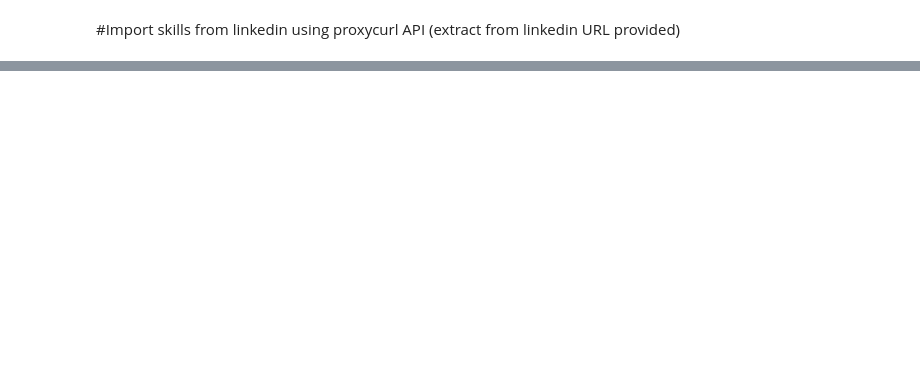
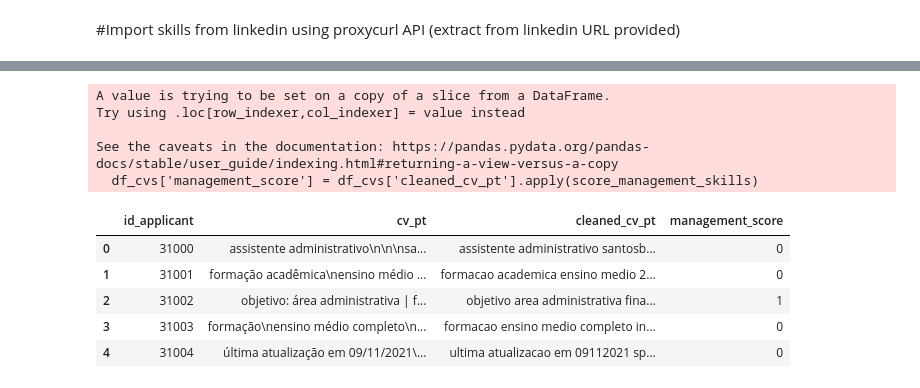
Before and after one commit to kaulirio/FIAP-Datathon, a Jupyter notebook: Tech_Challenge_Fase-5_Datathon.ipynb, the cells around one changed output, grey strips where cells are left out. Cells and saved outputs as stored; diff of their text form; code cells hidden in the pictures; blank space fills up the shorter version.

```diff
--- a/Tech_Challenge_Fase-5_Datathon.ipynb
+++ b/Tech_Challenge_Fase-5_Datathon.ipynb
@@ -823,0 +898,46 @@ plt.show()
+# %%
+#Define a List of Keywords - Supervised model where the input and output are known
+management_keywords_pt = [
+    'gerenciei', 'gerenciou', 'gerenciaram', 'coordenaram', 'coordenou', 'coordenado',
+    'supervisionaram', 'supervisionou', 'supervisionado', 'dirigi', 'dirigiu', 'dirigidos',
+    'administrei', 'administrou', 'administrados', 'planejei', 'planejou', 'planejados',
+    'estruturei', 'estruturou', 'estruturados', 'implementei', 'implementou', 'implementados',
+    'desenvolvi', 'desenvolveu', 'desenvolvidos', 'executaram', 'executou', 'executado',
+    'avaliai', 'avaliou', 'avaliados', 'treinei', 'treinou', 'treinados', 'recrutei', 'recrutou',
+    'recrutados', 'motivou', 'motivados', 'deleguei', 'delegou', 'delegados', 'liderei', 'liderou',
+    'liderados', 'inovei', 'inovou', 'inovados', 'conduzi', 'conduziu', 'conduzidos', 'organizamos',
+    'organizou', 'organizados', 'resolvi', 'resolveu', 'resolvidos', 'negociei', 'negociou',
+    'negociados', 'fiz', 'fez', 'feitos', 'avaliaram', 'avaliou', 'gerou', 'gerados',
+    'acompanhamos', 'acompanhou', 'acompanhados', 'formei', 'formou', 'formados', 'controlei',
+    'controlou', 'controlados', 'concluí', 'concluiu', 'concluídos', 'comuniquei', 'comunicou',
+    'comunicados'
+]
+
+#Define a Scoring Function
+def score_management_skills(text):
+    # Initialize the score
+    score = 0
+
+    # Loop through all management keywords
+    for keyword in management_keywords_pt:
+        # Check if the keyword appears in the cleaned CV
+        if keyword in text:
+            # Increment score for each keyword match (can be adjusted to weight different keywords)
+            score += 1  # You can customize the score value here (e.g., score += 2 for 'manager')
+
+    return score
+
+df_cvs['management_score'] = df_cvs['cleaned_cv_pt'].apply(score_management_skills)
+df_cvs.head(5)
+# %% [output]
+A value is trying to be set on a copy of a slice from a DataFrame.
+Try using .loc[row_indexer,col_indexer] = value instead
+
+See the caveats in the documentation: https://pandas.pydata.org/pandas-docs/stable/user_guide/indexing.html#returning-a-view-versus-a-copy
+  df_cvs['management_score'] = df_cvs['cleaned_cv_pt'].apply(score_management_skills)
+|  | id_applicant | cv_pt | cleaned_cv_pt | management_score |
+| 0 | 31000 | assistente administrativo\n\n\nsa... | assistente administrativo santosb... | 0 |
+| 1 | 31001 | formação acadêmica\nensino médio ... | formacao academica ensino medio 2... | 0 |
+| 2 | 31002 | objetivo: área administrativa | f... | objetivo area administrativa fina... | 1 |
+| 3 | 31003 | formação\nensino médio completo\n... | formacao ensino medio completo in... | 0 |
+| 4 | 31004 | última atualização em 09/11/2021\... | ultima atualizacao em 09112021 sp... | 0 |
```
Also changed, not shown: parts of 11 cells of this notebook.
